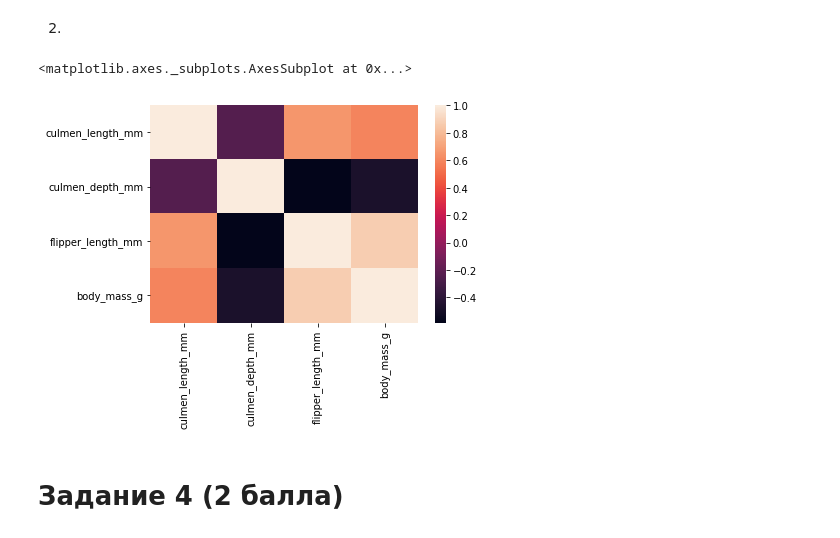
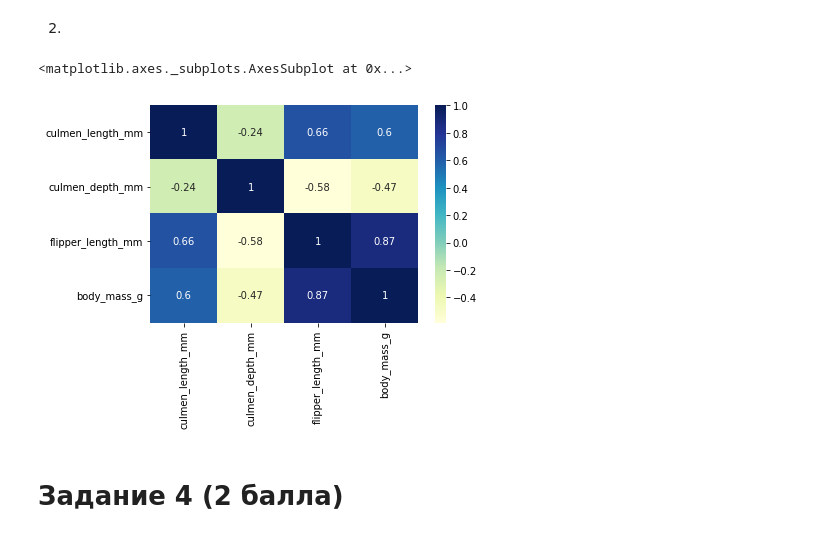
Before and after one commit to DianaNeumann/ITMO_Data_Analysis_Labs, a Jupyter notebook: Lab2.ipynb, the cells around one changed output. Saved outputs shown, nothing was run; the diff lists cells and outputs as text; code cells hidden in the pictures.

Commit message:
refactor: change color in corr matrix

```diff
--- a/Lab2.ipynb
+++ b/Lab2.ipynb
@@ -133,10 +133,10 @@ penguins_data.corr()
 2.
 # %%
 import seaborn as sns
-sns.heatmap(penguins_data.corr())
+sns.heatmap(penguins_data.corr(), annot=True, cmap="YlGnBu")
 # %% [output]
 <matplotlib.axes._subplots.AxesSubplot at 0x...>
-[figure, old version]
+[figure, new version]
 # %% [markdown]
 # Задание 4 (2 балла)
 # %% [markdown]
```
